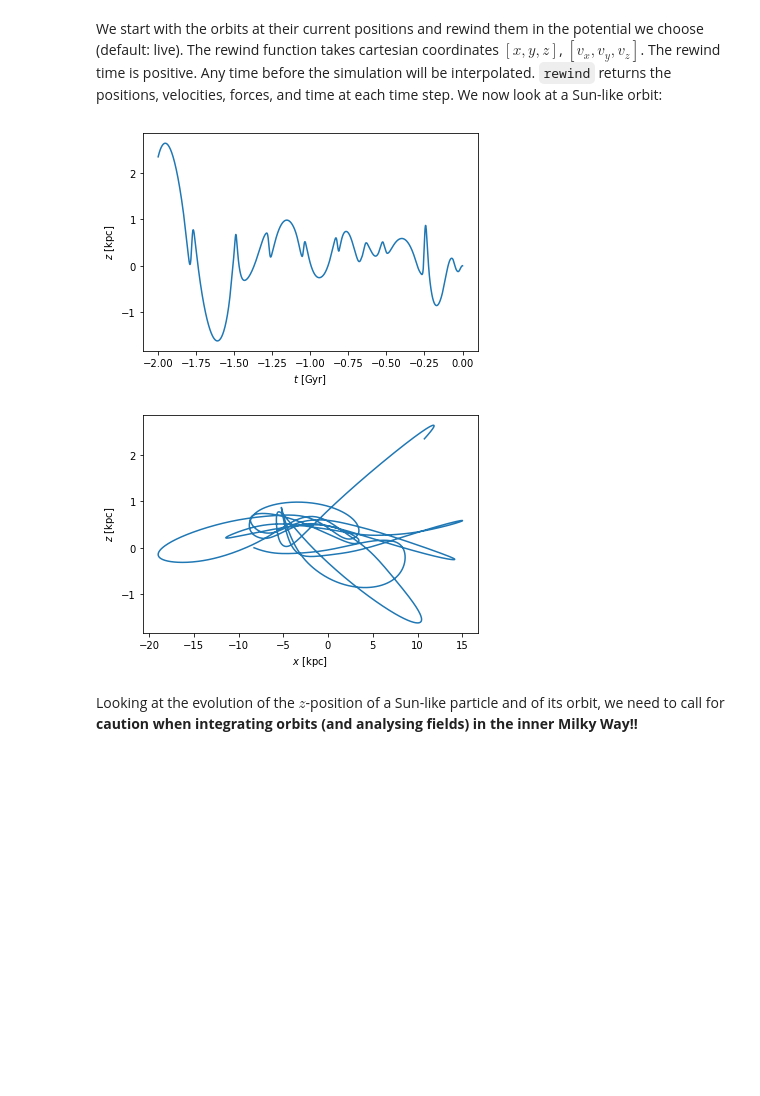
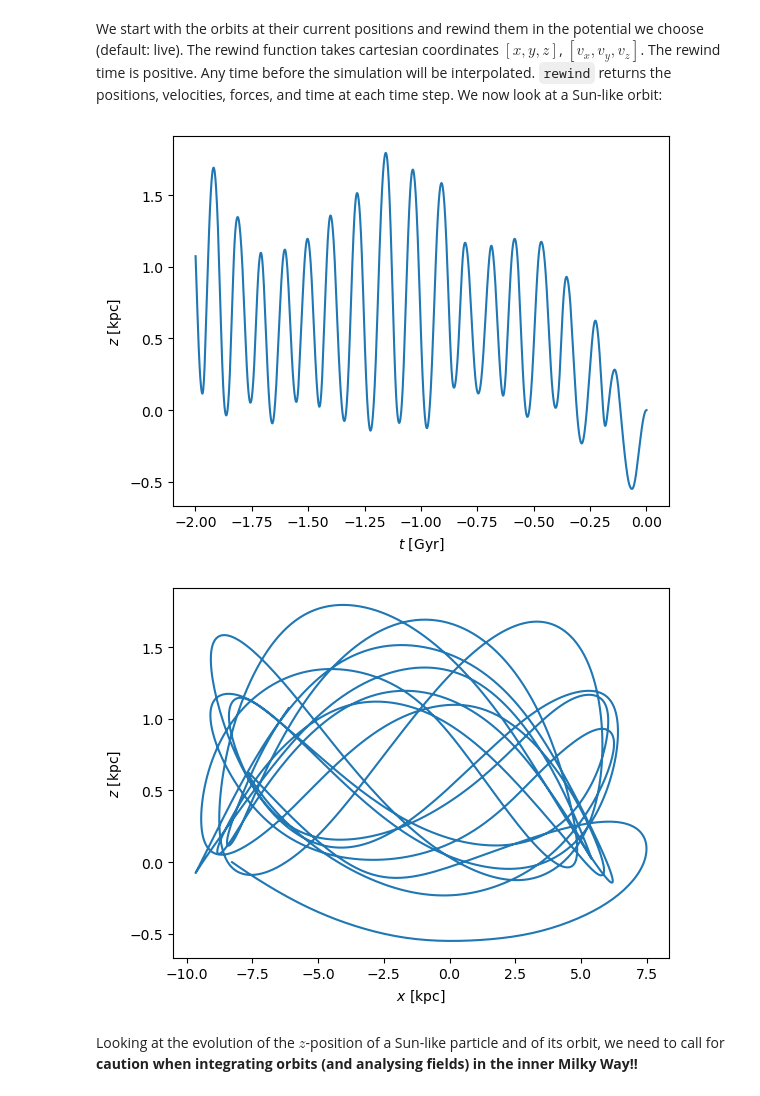
Before and after one commit to michael-petersen/sphexpansion, a Jupyter notebook: tutorial/orbits_tutorial.ipynb, the cells around one changed output. Cells and saved outputs as stored; diff of their text form; code cells hidden in the pictures; blank space fills up the shorter version.

```diff
--- a/tutorial/orbits_tutorial.ipynb
+++ b/tutorial/orbits_tutorial.ipynb
@@ -35,6 +27,6 @@ the one from [Erkal et al. 2019](https://ui.adsabs.harvard.edu/link_gateway/2019
 Let's get started. To access the simulation, first, we need to initialize the
 expansions. Afterwards, the functions will be callable via the Model instance:
 # %%
-Model = mwlmc.MWLMC()
+Model = mwlmc_model.MWLMC()
 # %% [output]
 Initialising MW ...
@@ -99,24 +91,25 @@ potential we choose (default: live). The rewind function takes cartesian
 coordinates $[x, y, z]$, $[v_x, v_y, v_z]$. The rewind time is positive. Any
 time before the simulation will be interpolated. `rewind` returns the positions, velocities, forces, and time at each time step. We now look at a Sun-like orbit:
 # %%
-xsun = [-8.27,0.,0.]
-vsun = [0.,200.,0.]
+xsun = np.array([-8.27,0.,0.])
+vsun = np.array([0.,200.,0.])
 
 orbit = Model.rewind(xsun, vsun,
                      # mwhharmonicflag=64,
+                     discframe=False,
                      rewindtime=2.0, dt=0.001)
 
 ox, oy, oz = orbit[0], orbit[1], orbit[2]
 ovx, ovy, ovz = orbit[3], orbit[4], orbit[5]
 ofx, ofy, ofz = orbit[6], orbit[7], orbit[8]
 ot = orbit[9]
 
 fig, ax = mwlmc_plot.plot_orbit_time(ot, oz, 'z')
 fig, ax = mwlmc_plot.plot_orbit(ox, oz, 'x', 'z')
 plt.show()
 # %% [output]
-[figure, old version]
+[figure, new version]
-[figure, old version]
+[figure, new version]
 # %% [markdown]
 Looking at the evolution of the $z$-position of a Sun-like particle and of its
 orbit, we need to call for **caution when integrating orbits (and analysing
```
Also changed, not shown: parts of 11 cells of this notebook, 5 other files.
